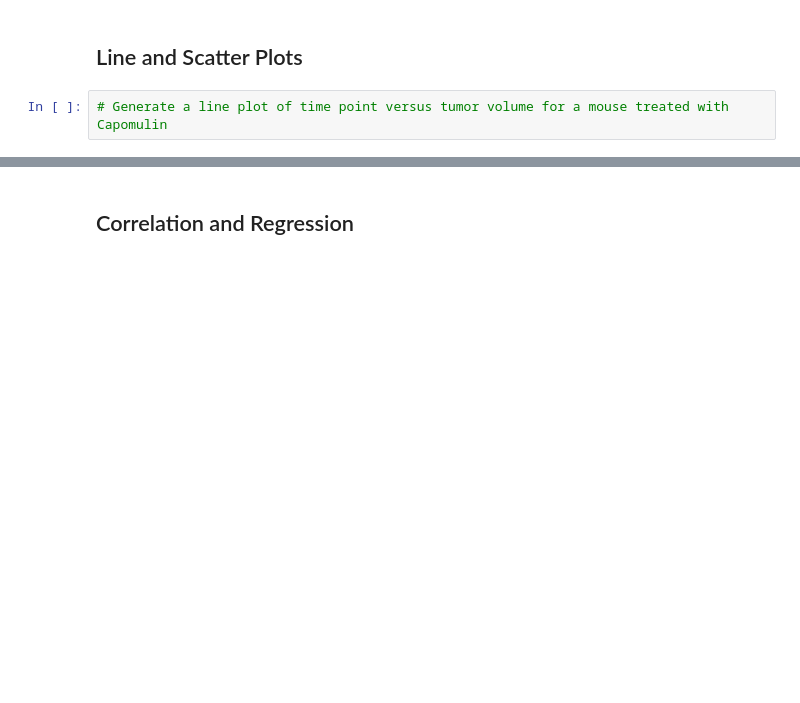
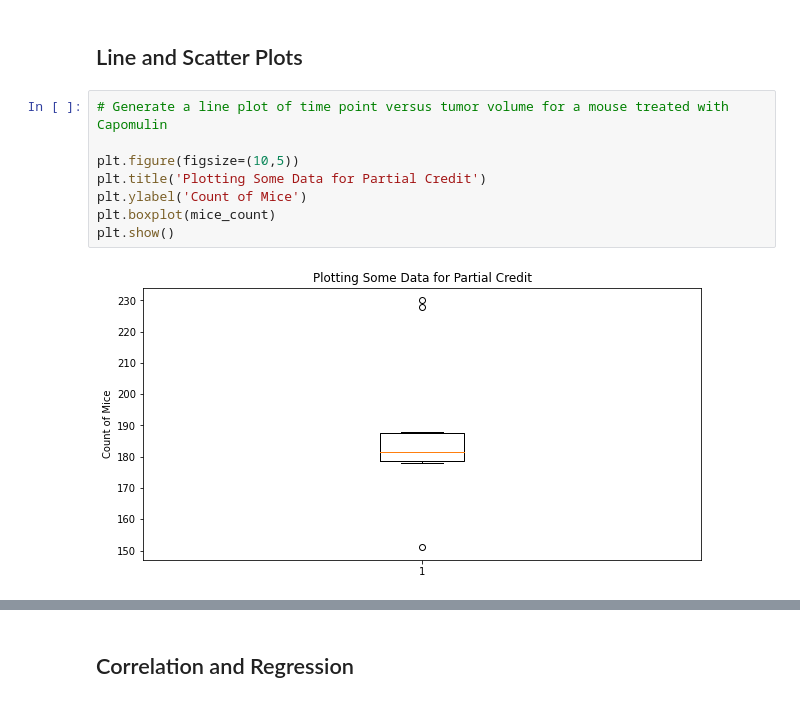
Before and after one commit to jddarby1108/Matplotlib_Challenge, a Jupyter notebook: Instructions/Pymaceuticals/pymaceuticals_starter.ipynb, the cells around one changed output, grey strips where cells are left out. Drawn from its saved outputs; the diff is of its cells as text; blank space fills up the shorter version.

```diff
--- a/Instructions/Pymaceuticals/pymaceuticals_starter.ipynb
+++ b/Instructions/Pymaceuticals/pymaceuticals_starter.ipynb
@@ -262,5 +300,13 @@ plt.show()
 ## Line and Scatter Plots
 # %%
 # Generate a line plot of time point versus tumor volume for a mouse treated with Capomulin
+
+plt.figure(figsize=(10,5))
+plt.title('Plotting Some Data for Partial Credit')
+plt.ylabel('Count of Mice')
+plt.boxplot(mice_count)
+plt.show()
+# %% [output]
+[figure, added]
 # %%
 # Generate a scatter plot of mouse weight versus average tumor volume for the Capomulin regimen
```
Also changed, not shown: parts of 5 cells of this notebook.
